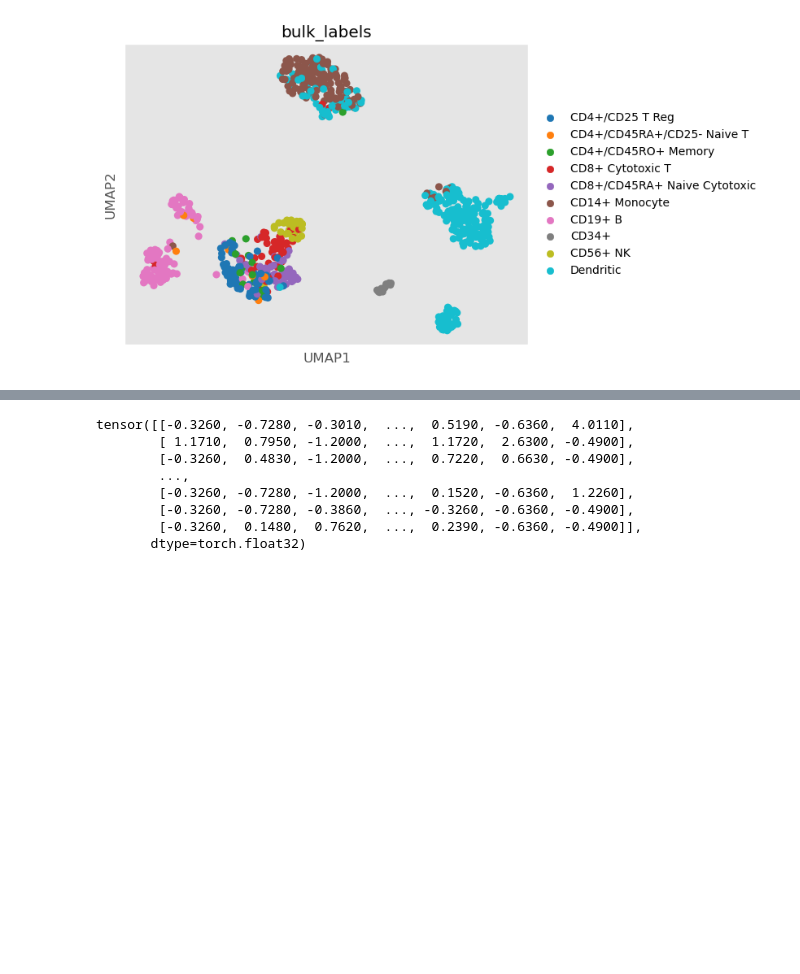
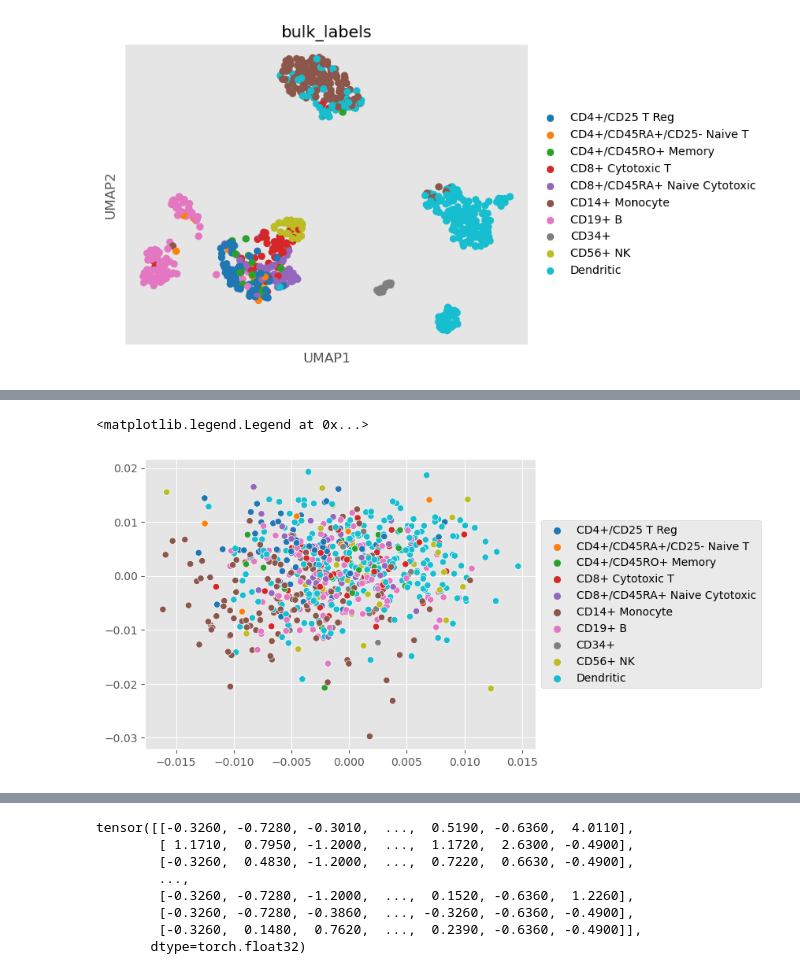
Before and after one commit to LorenzoTaroni/DeepGSEA, a Jupyter notebook: example.ipynb, the cells around one changed output, grey strips where cells are left out. Saved outputs shown, nothing was run; the diff lists cells and outputs as text; code cells hidden in the pictures; blank space fills up the shorter version.

```diff
--- a/example.ipynb
+++ b/example.ipynb
@@ -101,0 +141,6 @@ sc.pl.umap(adata, color = "bulk_labels")
+# %%
+sns.scatterplot(x = adata_new.obsm["X_svgsa_uns"][:,0], y = adata_new.obsm["X_svgsa_uns"][:,1], hue = adata_new.obs.bulk_labels, palette="tab10")
+plt.legend(loc='center left', bbox_to_anchor=(1.0, 0.5), ncol=1)
+# %% [output]
+<matplotlib.legend.Legend at 0x...>
+[figure, added]
```
Also changed, not shown: parts of 14 cells of this notebook, 2 other files.
